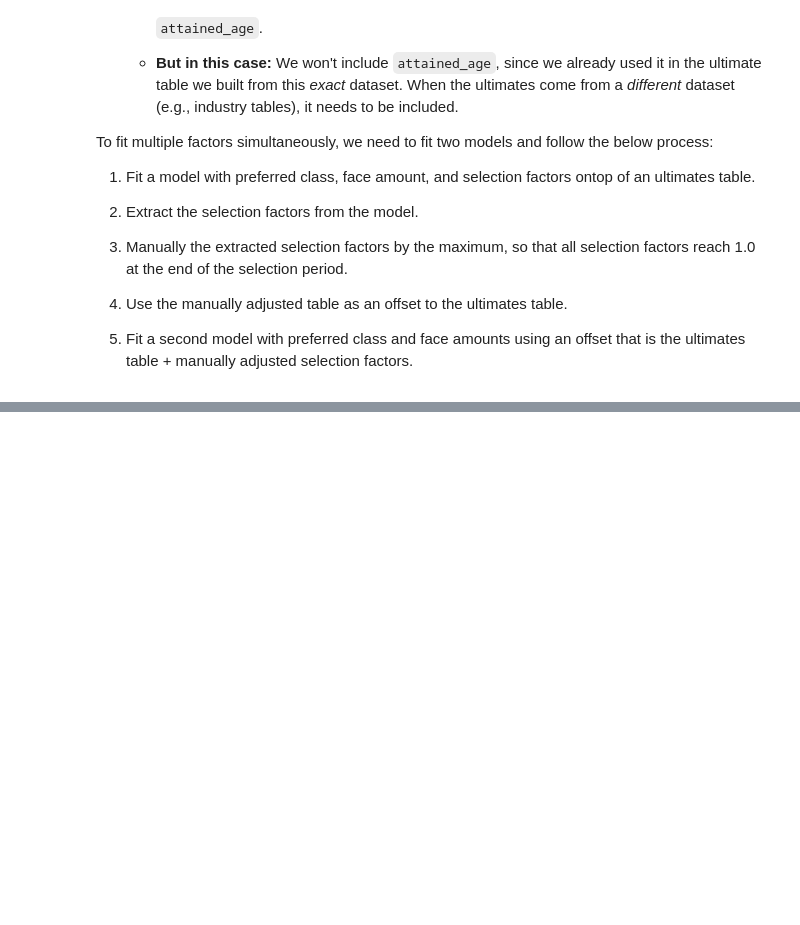
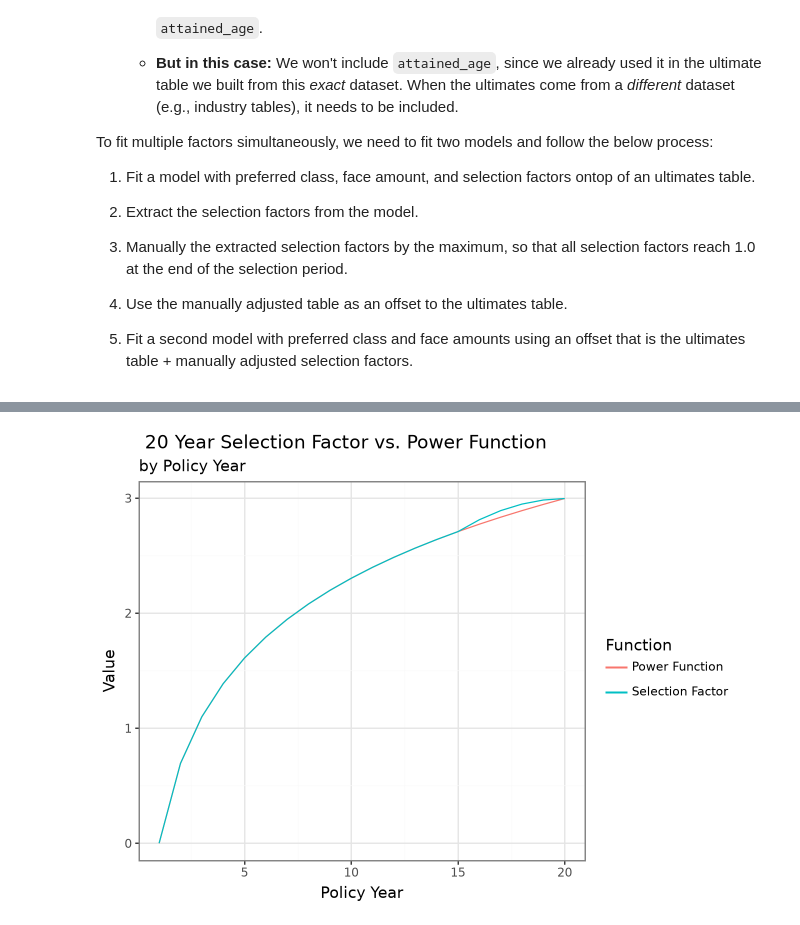
Before and after one commit to mma-fsa/data-examples, a Jupyter notebook: src/analysis/5_advanced_glms_sel_factors.ipynb, the cells around one changed output, grey strips where cells are left out. Saved outputs shown, nothing was run; the diff lists cells and outputs as text; code cells hidden in the pictures; blank space fills up the shorter version.

Commit message:
selection factor work

```diff
--- a/src/analysis/5_advanced_glms_sel_factors.ipynb
+++ b/src/analysis/5_advanced_glms_sel_factors.ipynb
@@ -615,2 +638,38 @@ To fit multiple factors simultaneously, we need to fit two models and follow the
+# %%
+from src.lib.glm import selection_factor
+
+# adjust this parameter to see the impact on the plot
+sel_period_length = 20
+
+policy_years = list(range(1, sel_period_length+1))
+
+# calculate our selection period using the library
+selection_factors = selection_factor(
+        np.array(policy_years),
+        sel_per_len=sel_period_length,
+        # you do not need to specify these parameters, but
+        # they help with fine-tuning the shape near the endpoints
+        interp_start=sel_period_length - 5,
+        interp_pwr=0.85)
+
+# power function for comparison
+pwr_func = np.log(policy_years)
+
+# create a dataframe for plotting a comparison
+df_plot_data = pd.DataFrame({
+    "Policy Year": policy_years,
+    "Selection Factor": selection_factors,
+    "Power Function": pwr_func
+}).melt(id_vars="Policy Year", var_name="Function", value_name="Value")
+
+# note the increased convergence rate near policy year 20
+(
+    p9.ggplot(df_plot_data, p9.aes(x="Policy Year", y="Value", color="Function")) +
+    p9.geom_line() +
+    p9.theme_bw() +
+    p9.ggtitle(f" {sel_period_length} Year Selection Factor vs. Power Function", "by Policy Year")
+)
+# %% [output]
+[figure, added]
 # %% [markdown]
 ### 1. Fit Model w/ Selection + All Other Predictors
```
Also changed, not shown: parts of 16 cells of this notebook, 1 other file.
